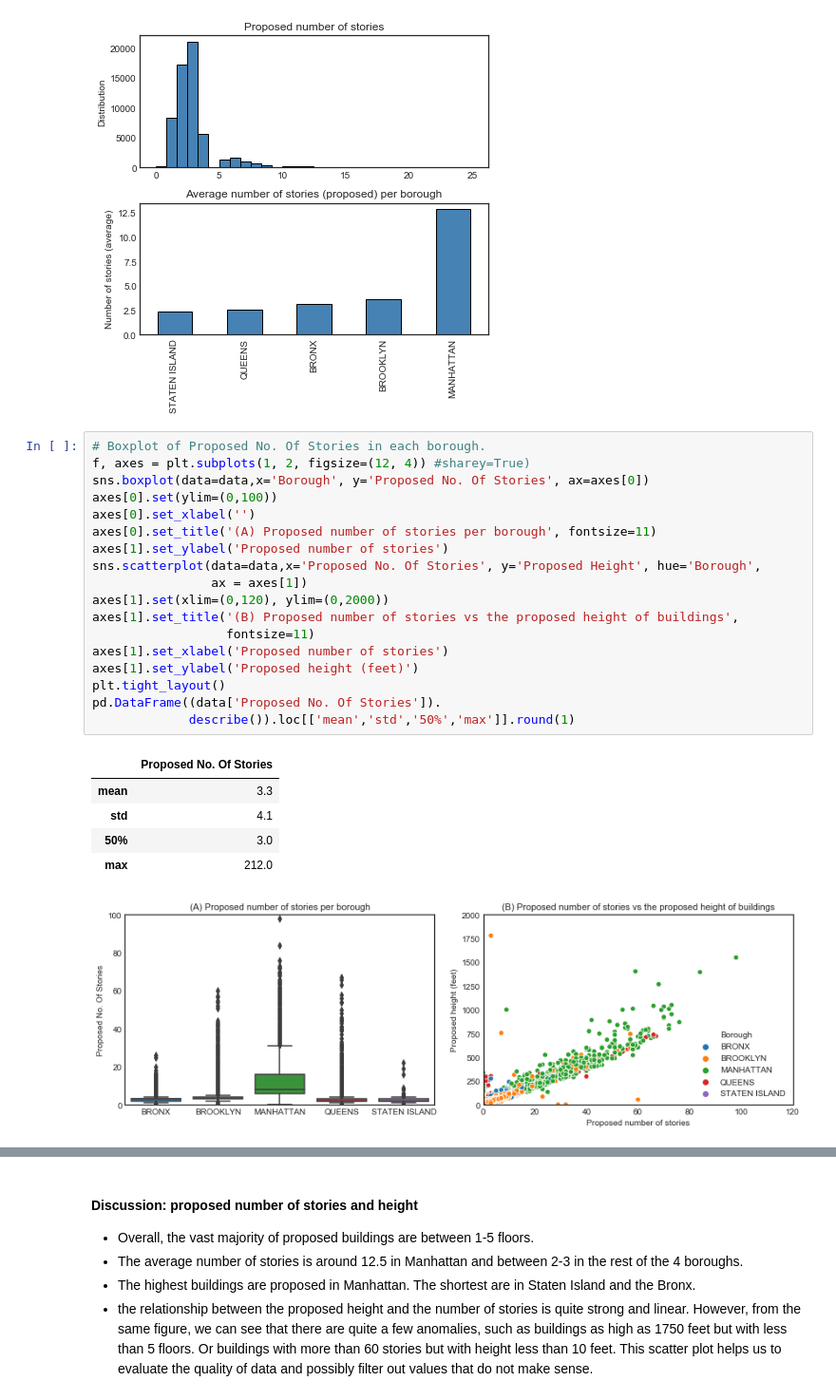
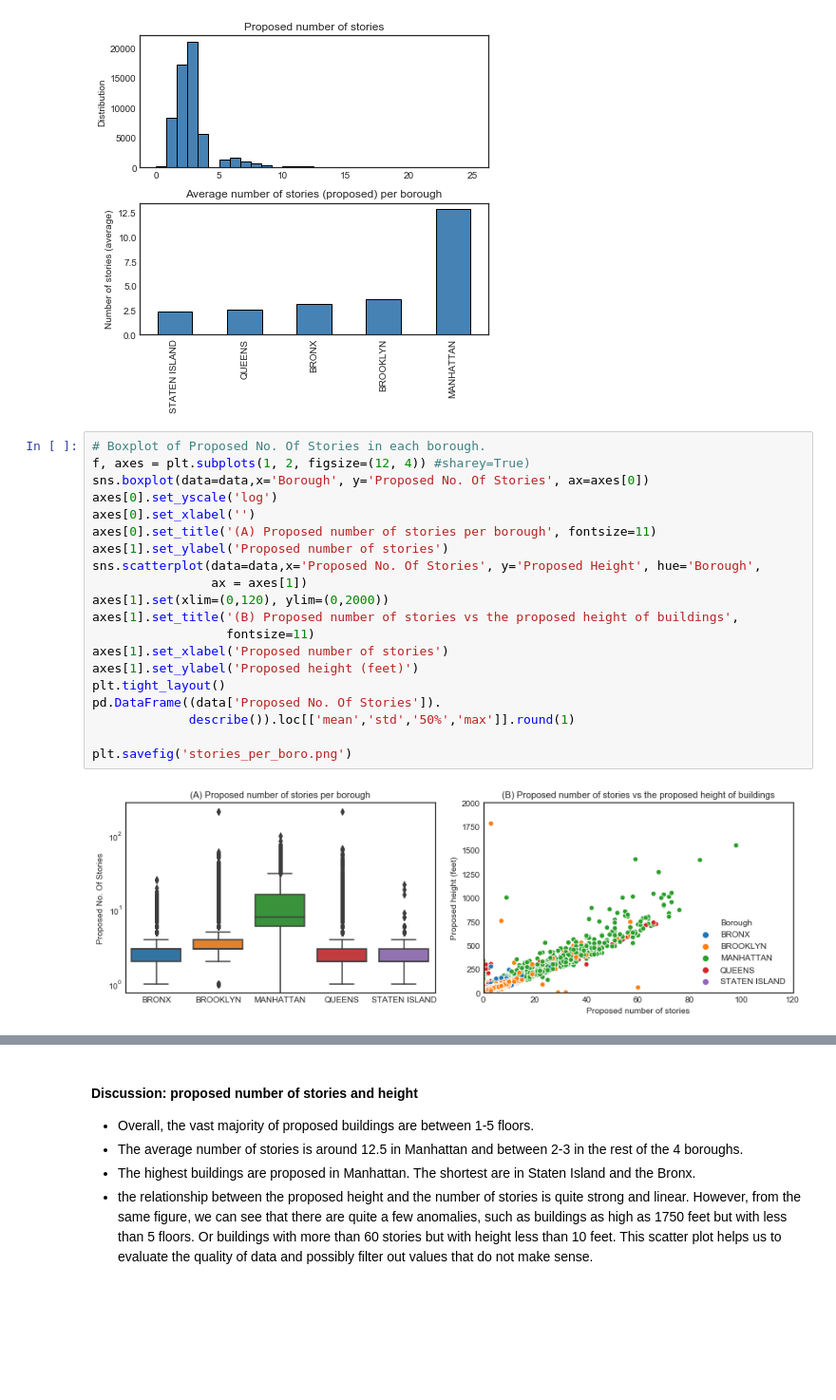
Before and after one commit to anoushavan/Capstone_1, a Jupyter notebook: code/capstone1_EDA.ipynb, the cells around one changed output, grey strips where cells are left out. Shown at 95% size. Drawn from its saved outputs; the diff is of its cells as text; blank space fills up the shorter version.

```diff
--- a/code/capstone1_EDA.ipynb
+++ b/code/capstone1_EDA.ipynb
@@ -482,28 +482,25 @@ plt.tight_layout()
 # %%
 # Boxplot of Proposed No. Of Stories in each borough.
 f, axes = plt.subplots(1, 2, figsize=(12, 4)) #sharey=True)
 sns.boxplot(data=data,x='Borough', y='Proposed No. Of Stories', ax=axes[0])
-axes[0].set(ylim=(0,100))
+axes[0].set_yscale('log')
 axes[0].set_xlabel('')
 axes[0].set_title('(A) Proposed number of stories per borough', fontsize=11)
 axes[1].set_ylabel('Proposed number of stories')
 sns.scatterplot(data=data,x='Proposed No. Of Stories', y='Proposed Height', hue='Borough',
                 ax = axes[1])
 axes[1].set(xlim=(0,120), ylim=(0,2000))
 axes[1].set_title('(B) Proposed number of stories vs the proposed height of buildings',
                   fontsize=11)
 axes[1].set_xlabel('Proposed number of stories')
 axes[1].set_ylabel('Proposed height (feet)')
 plt.tight_layout()
 pd.DataFrame((data['Proposed No. Of Stories']).
              describe()).loc[['mean','std','50%','max']].round(1)
+
+plt.savefig('stories_per_boro.png')
 # %% [output]
-|  | Proposed No. Of Stories |
-| mean | 3.3 |
-| std | 4.1 |
-| 50% | 3.0 |
-| max | 212.0 |
-[figure, old version]
+[figure, new version]
 # %%
 # scatterplot of proposed number of stories and duration.
 
```
Also changed, not shown: parts of 3 cells of this notebook, 16 other files.
